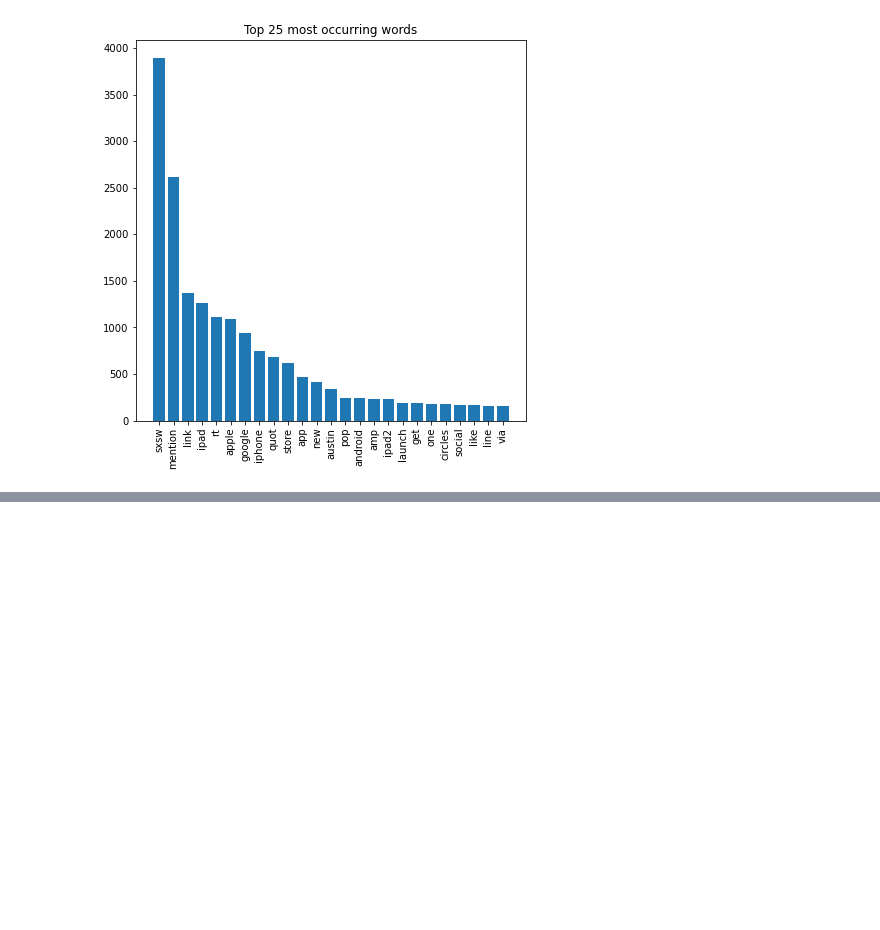
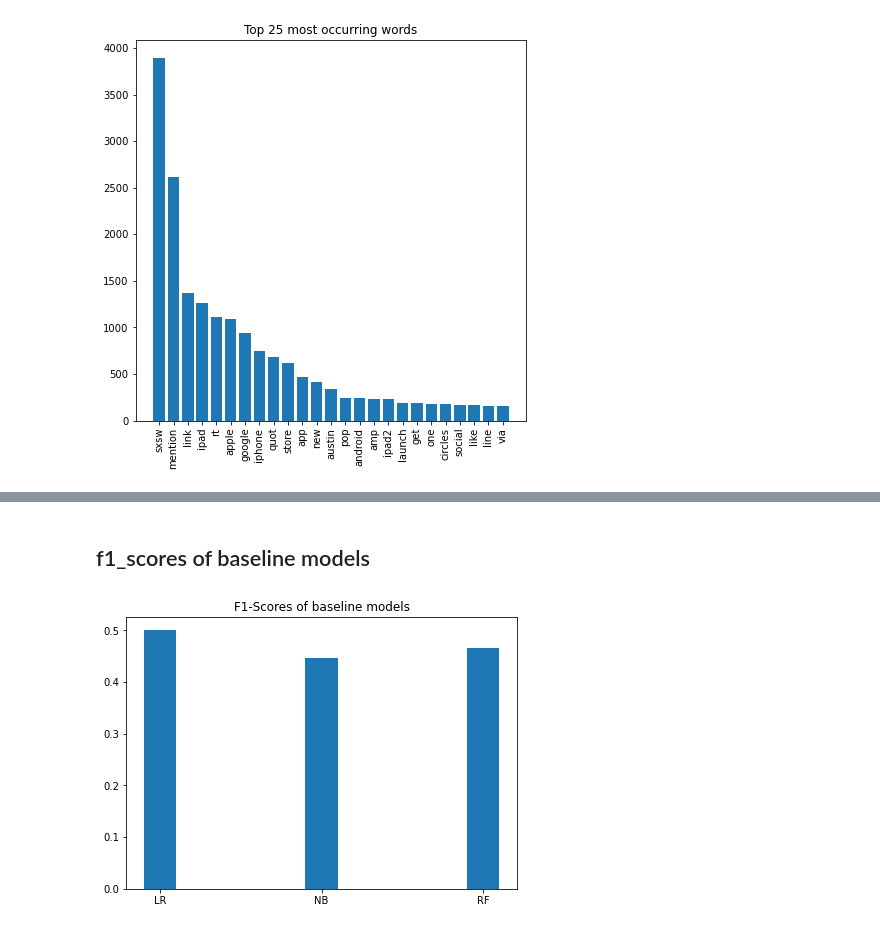
Before and after one commit to rahulakrish/customer_sentiment_analysis, a Jupyter notebook: phase4_project.ipynb, the cells around one changed output, grey strips where cells are left out. Saved outputs shown, nothing was run; the diff lists cells and outputs as text; code cells hidden in the pictures; blank space fills up the shorter version.

```diff
--- a/phase4_project.ipynb
+++ b/phase4_project.ipynb
@@ -539,0 +345,8 @@ df.head()
+# %%
+#define a function to get the f1_score of the model. use the values to build a vizualization of the scores
+# all the baseline models.
+scores = []
+def get_f1_score(y_test,predictions):
+    f1_score_model = round(f1_score(y_test,predictions,average='macro'),3)
+    scores.append(f1_score_model)
+    return f1_score_model
@@ -539,0 +427,10 @@ df.head()
+# %% [markdown]
+## f1_scores of baseline models
+# %%
+#viewing the f1-scores
+
+fig,ax = plt.subplots(figsize=(7,5))
+ax.bar(x=['LR','NB','RF'],height=scores,width=0.2);
+ax.set_title('F1-Scores of baseline models');
+# %% [output]
+[figure, added]
```
Also changed, not shown: parts of 60 cells of this notebook.
